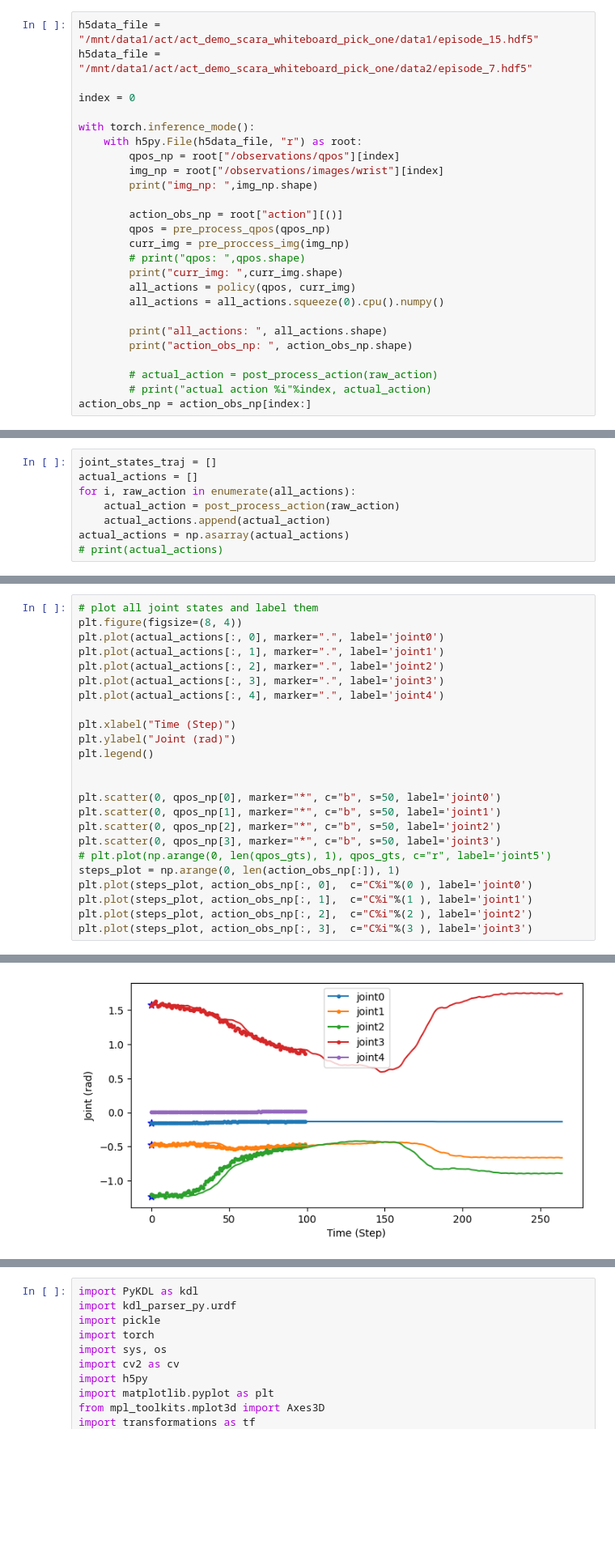
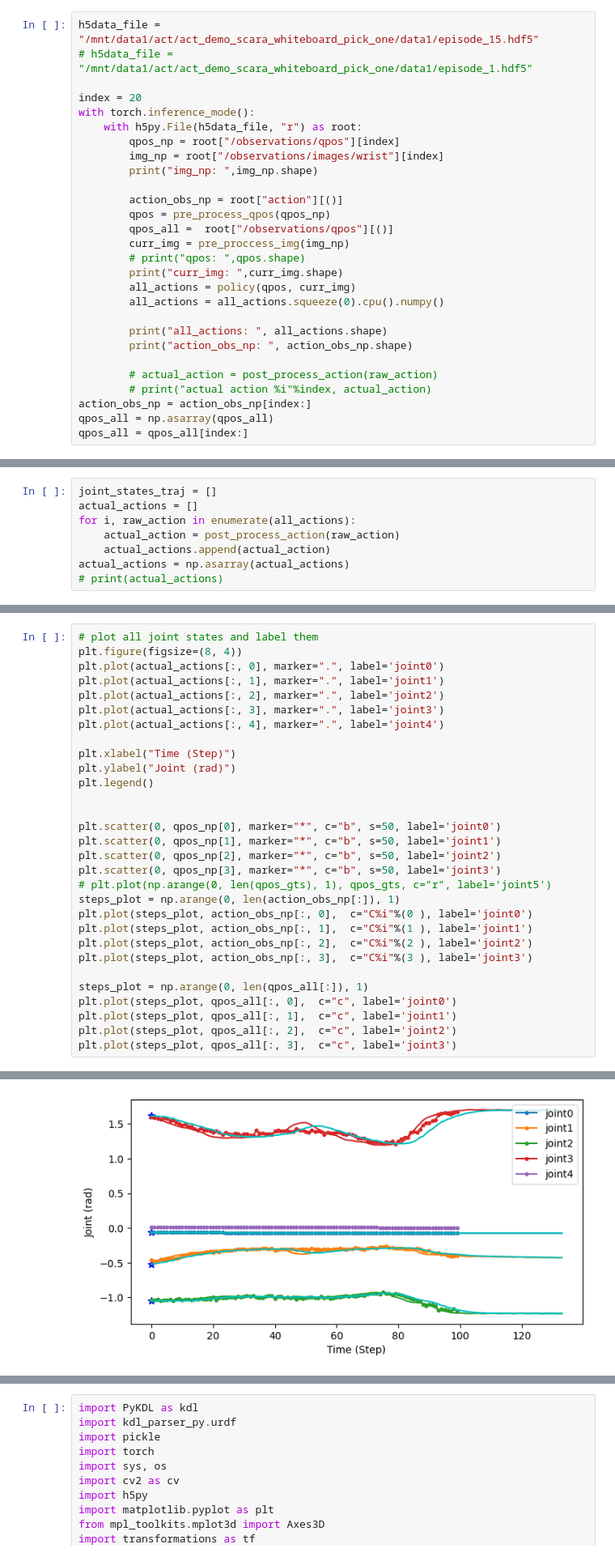
Before and after one commit to AgRoboticsResearch/act-plus-plus, a Jupyter notebook: playground/inference_scara_visualization.ipynb, the cells around one changed output, grey strips where cells are left out. Shown at 81% size. Drawn from its saved outputs; the diff is of its cells as text; blank space fills up the shorter version.

```diff
--- a/playground/inference_scara_visualization.ipynb
+++ b/playground/inference_scara_visualization.ipynb
@@ -66,10 +71,9 @@ def pre_proccess_img(img):
     return img_torch
 # %%
 h5data_file = "/mnt/data1/act/act_demo_scara_whiteboard_pick_one/data1/episode_15.hdf5"
-h5data_file = "/mnt/data1/act/act_demo_scara_whiteboard_pick_one/data2/episode_7.hdf5"
+# h5data_file = "/mnt/data1/act/act_demo_scara_whiteboard_pick_one/data1/episode_1.hdf5"
 
-index = 0
-
+index = 20
 with torch.inference_mode():
     with h5py.File(h5data_file, "r") as root:
         qpos_np = root["/observations/qpos"][index]
@@ -78,6 +82,7 @@ with torch.inference_mode():
 
         action_obs_np = root["action"][()]
         qpos = pre_process_qpos(qpos_np)
+        qpos_all =  root["/observations/qpos"][()]
         curr_img = pre_proccess_img(img_np)
         # print("qpos: ",qpos.shape)
         print("curr_img: ",curr_img.shape)
@@ -90,6 +95,8 @@ with torch.inference_mode():
         # actual_action = post_process_action(raw_action)
         # print("actual action %i"%index, actual_action)
 action_obs_np = action_obs_np[index:]
+qpos_all = np.asarray(qpos_all)
+qpos_all = qpos_all[index:]
 # %% [output]
 img_np:  (480, 640, 3)
 curr_img:  torch.Size([1, 1, 3, 480, 640])
@@ -123,27 +130,33 @@ actual_action[4]
 # %%
 # plot all joint states and label them
 plt.figure(figsize=(8, 4))
 plt.plot(actual_actions[:, 0], marker=".", label='joint0')
 plt.plot(actual_actions[:, 1], marker=".", label='joint1')
 plt.plot(actual_actions[:, 2], marker=".", label='joint2')
 plt.plot(actual_actions[:, 3], marker=".", label='joint3')
 plt.plot(actual_actions[:, 4], marker=".", label='joint4')
 
 plt.xlabel("Time (Step)")
 plt.ylabel("Joint (rad)")
 plt.legend()
 
 
 plt.scatter(0, qpos_np[0], marker="*", c="b", s=50, label='joint0')
 plt.scatter(0, qpos_np[1], marker="*", c="b", s=50, label='joint1')
 plt.scatter(0, qpos_np[2], marker="*", c="b", s=50, label='joint2')
 plt.scatter(0, qpos_np[3], marker="*", c="b", s=50, label='joint3')
 # plt.plot(np.arange(0, len(qpos_gts), 1), qpos_gts, c="r", label='joint5')
 steps_plot = np.arange(0, len(action_obs_np[:]), 1)
 plt.plot(steps_plot, action_obs_np[:, 0],  c="C%i"%(0 ), label='joint0')
 plt.plot(steps_plot, action_obs_np[:, 1],  c="C%i"%(1 ), label='joint1')
 plt.plot(steps_plot, action_obs_np[:, 2],  c="C%i"%(2 ), label='joint2')
 plt.plot(steps_plot, action_obs_np[:, 3],  c="C%i"%(3 ), label='joint3')
+
+steps_plot = np.arange(0, len(qpos_all[:]), 1)
+plt.plot(steps_plot, qpos_all[:, 0],  c="c", label='joint0')
+plt.plot(steps_plot, qpos_all[:, 1],  c="c", label='joint1')
+plt.plot(steps_plot, qpos_all[:, 2],  c="c", label='joint2')
+plt.plot(steps_plot, qpos_all[:, 3],  c="c", label='joint3')
 # %% [output]
 [<matplotlib.lines.Line2D at 0x...>]
-[figure, old version]
+[figure, new version]
```
Also changed, not shown: parts of 27 cells of this notebook, 7 other files.
